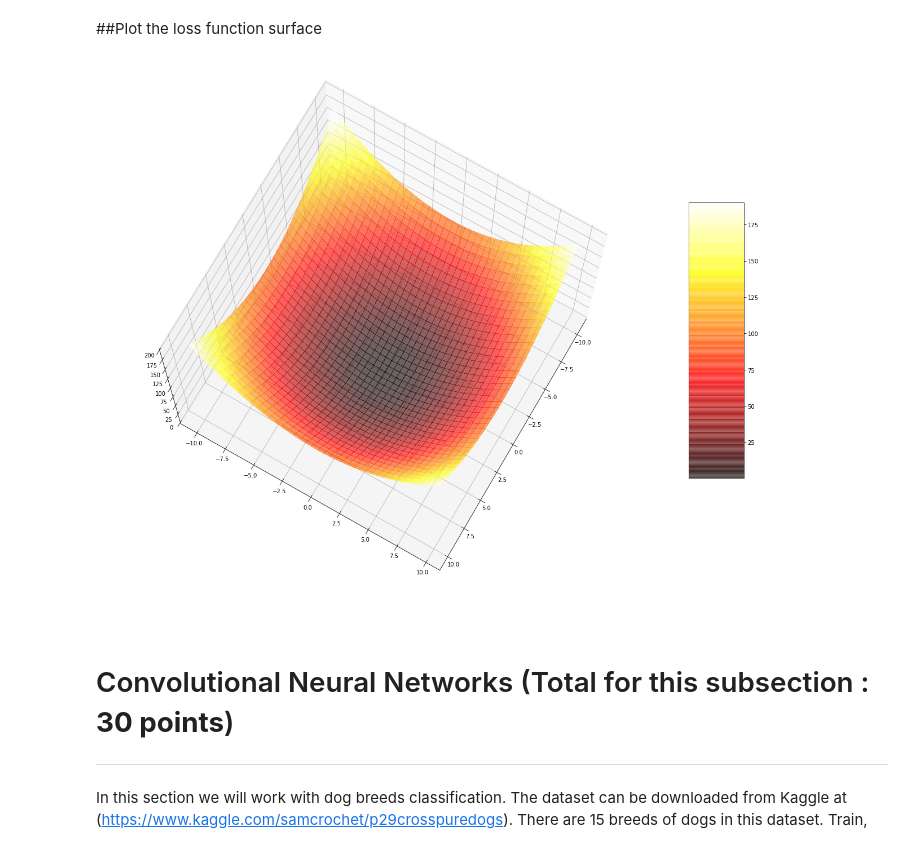
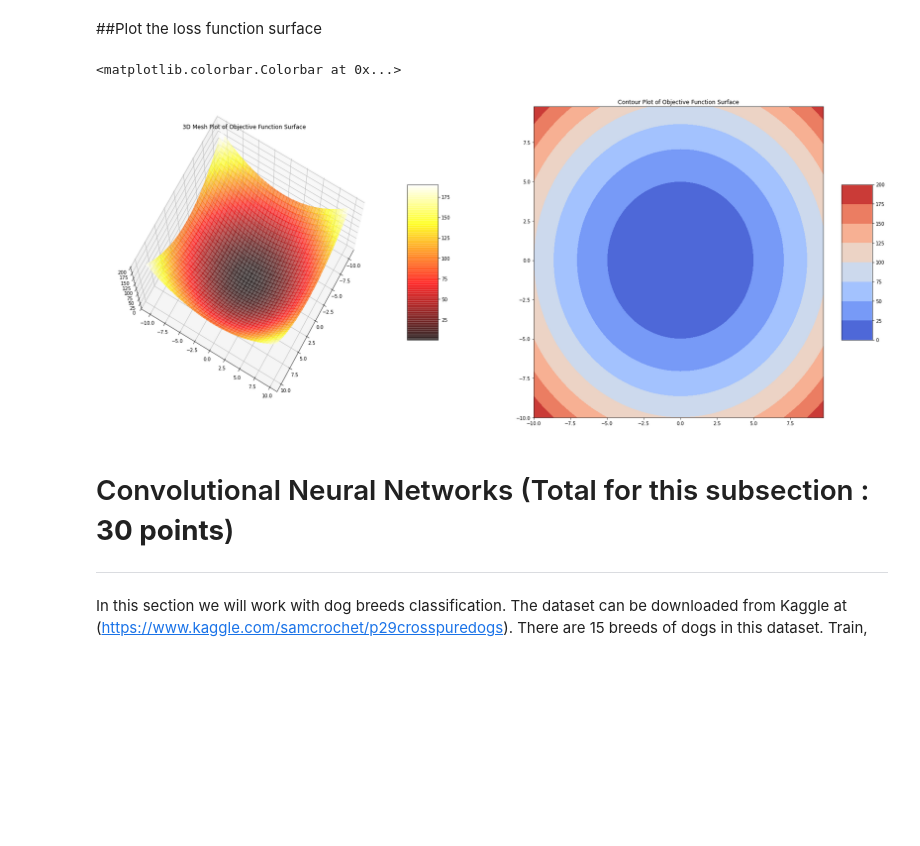
Before and after one commit to vinx-2105/Artificial_Neural_Networks_Labs, a Jupyter notebook: ANN_Lab1.ipynb, the cells around one changed output. Saved outputs shown, nothing was run; the diff lists cells and outputs as text; code cells hidden in the pictures; blank space fills up the shorter version.

Commit message:
finished plotting objective function on mesh and contour plots

```diff
--- a/ANN_Lab1.ipynb
+++ b/ANN_Lab1.ipynb
@@ -79,26 +79,33 @@ c=0.0
 # %%
 def get_output(w1_samples, w2_samples):
   return a1*((w1_samples-b1)**2) + a2*((w2_samples-b2)**2) + c
 
-fig = plt.figure(figsize=(22, 18))
-ax = fig.gca(projection='3d')
+fig = plt.figure(figsize=(30, 12))
+ax = fig.add_subplot(1, 2, 1, projection='3d')
+# ax = fig.gca(projection='3d')
 
 # Make data.
 X = np.arange(-10, 10, 0.25)
 Y = np.arange(-10, 10, 0.25)
 X, Y = np.meshgrid(X, Y)
 Z = get_output(X, Y)
 
 # Plot the surface.
 ax.view_init(75, 30)
 surf = ax.plot_surface(X, Y, Z, cmap=cm.hot, linewidth=0, antialiased=False, alpha=0.6)
+ax.set_title('3D Mesh Plot of Objective Function Surface')
+
 
 # Add a color bar which maps values to colors.
 fig.colorbar(surf, shrink=0.5, aspect=5)
 
-plt.show()
+ax = fig.add_subplot(1, 2, 2)
+ax.set_title('Contour Plot of Objective Function Surface')
+surf = ax.contourf(X, Y, Z, cmap=cm.coolwarm)
+fig.colorbar(surf, shrink=0.5, aspect=5)
 # %% [output]
+<matplotlib.colorbar.Colorbar at 0x...>
-[figure, old version]
+[figure, new version]
 # %% [markdown]
 # Convolutional Neural Networks (Total for this subsection : **30 points**)
 
```
